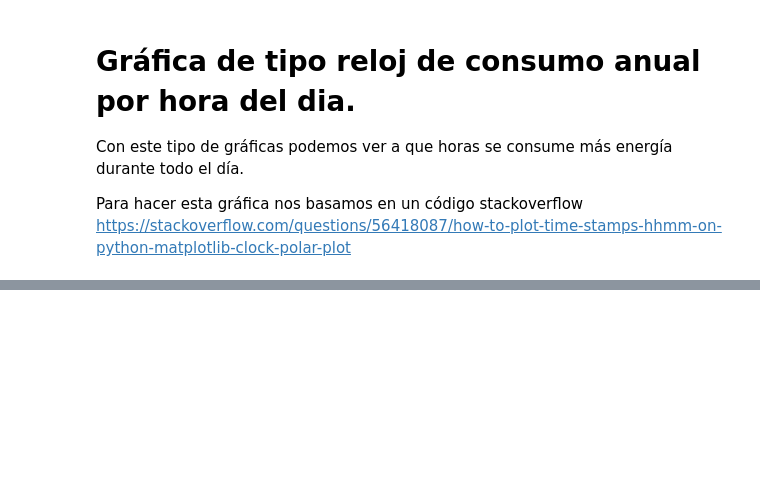
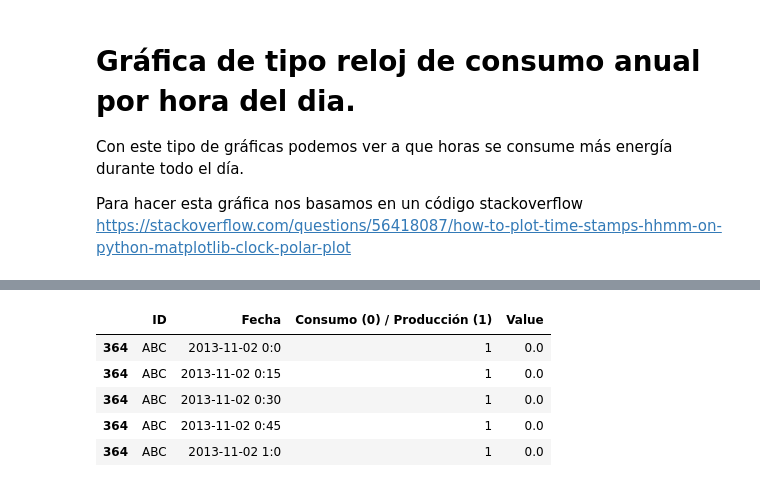
Before and after one commit to cesar-xyz/Equipo1_MA2006B, a Jupyter notebook: Exploracion_trazas.ipynb, the cells around one changed output, grey strips where cells are left out. Drawn from its saved outputs; the diff is of its cells as text; code cells hidden in the pictures; blank space fills up the shorter version.

```diff
--- a/Exploracion_trazas.ipynb
+++ b/Exploracion_trazas.ipynb
@@ -235,0 +270,28 @@ plt.show()
+# %%
+# se crea una sola columna con los valores de cada hora
+new_df1 = pd.DataFrame(df1_sub.stack())
+
+# agregado de una columna nueva con los minutos a los que corresponde cada valor
+new_df1.index = new_columns * 364
+# %%
+# filtrado de base de datos con columnas requeridas
+df1 = df1[["ID","Consumo (0) / Producción (1)","Dia"]]
+df1 = df1.iloc[np.repeat(np.arange(len(df1)), 96)]
+
+# creado de columna de valores por instante con el new_df0 ya creado
+df1['Value'] = np.array(new_df1[0])
+
+# union de la columna de fecha con la columna de minutos
+df1['Fecha'] = df1['Dia'].astype(str) + " " + new_df1.index
+
+# se filtran nuevamente solo las columnas requeridas
+df1 = df1.filter(['ID', 'Fecha', 'Consumo (0) / Producción (1)', 'Value'])
+# %%
+df1.head()
+# %% [output]
+|  | ID | Fecha | Consumo (0) / Producción (1) | Value |
+| 364 | ABC | 2013-11-02 0:0 | 1 | 0.0 |
+| 364 | ABC | 2013-11-02 0:15 | 1 | 0.0 |
+| 364 | ABC | 2013-11-02 0:30 | 1 | 0.0 |
+| 364 | ABC | 2013-11-02 0:45 | 1 | 0.0 |
+| 364 | ABC | 2013-11-02 1:0 | 1 | 0.0 |
```
Also changed, not shown: parts of 10 cells of this notebook.
